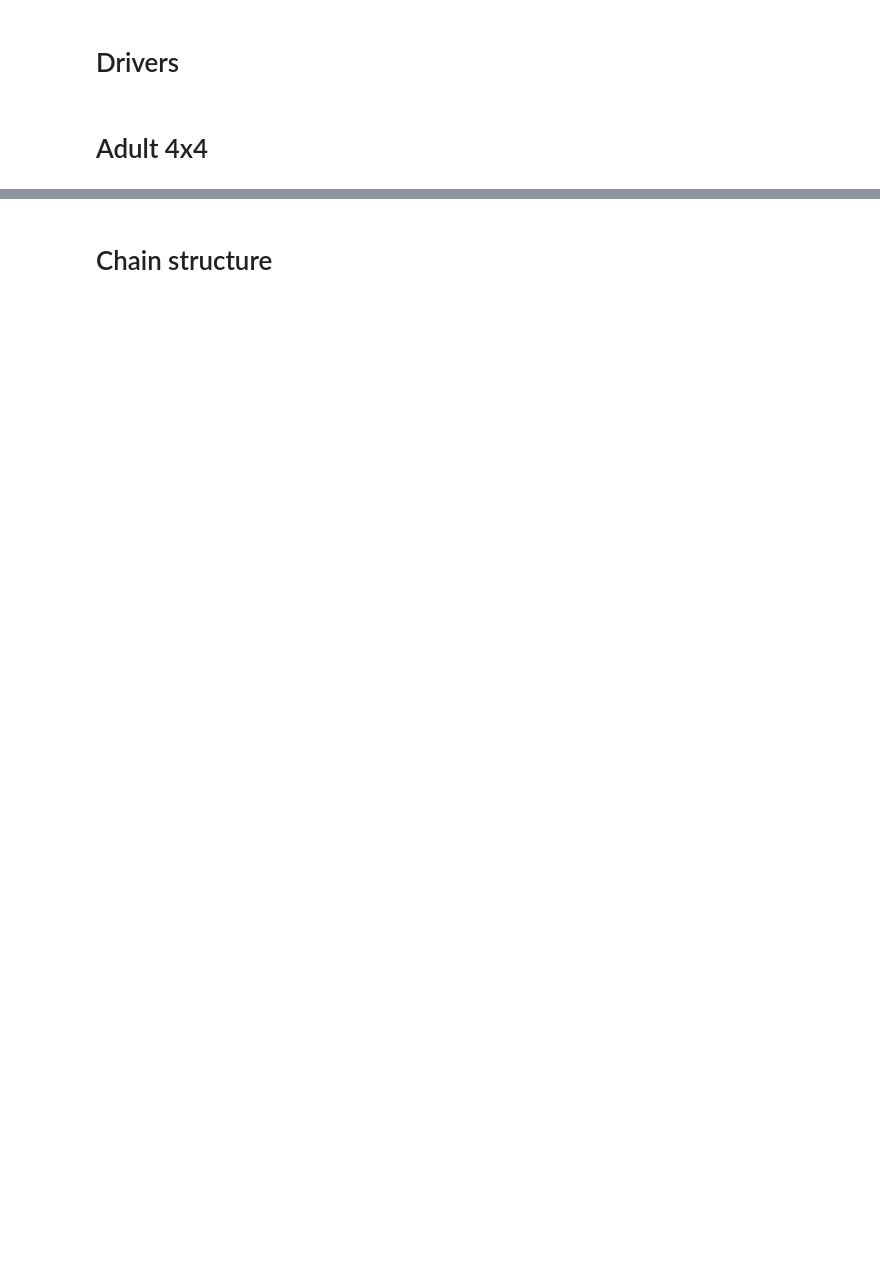
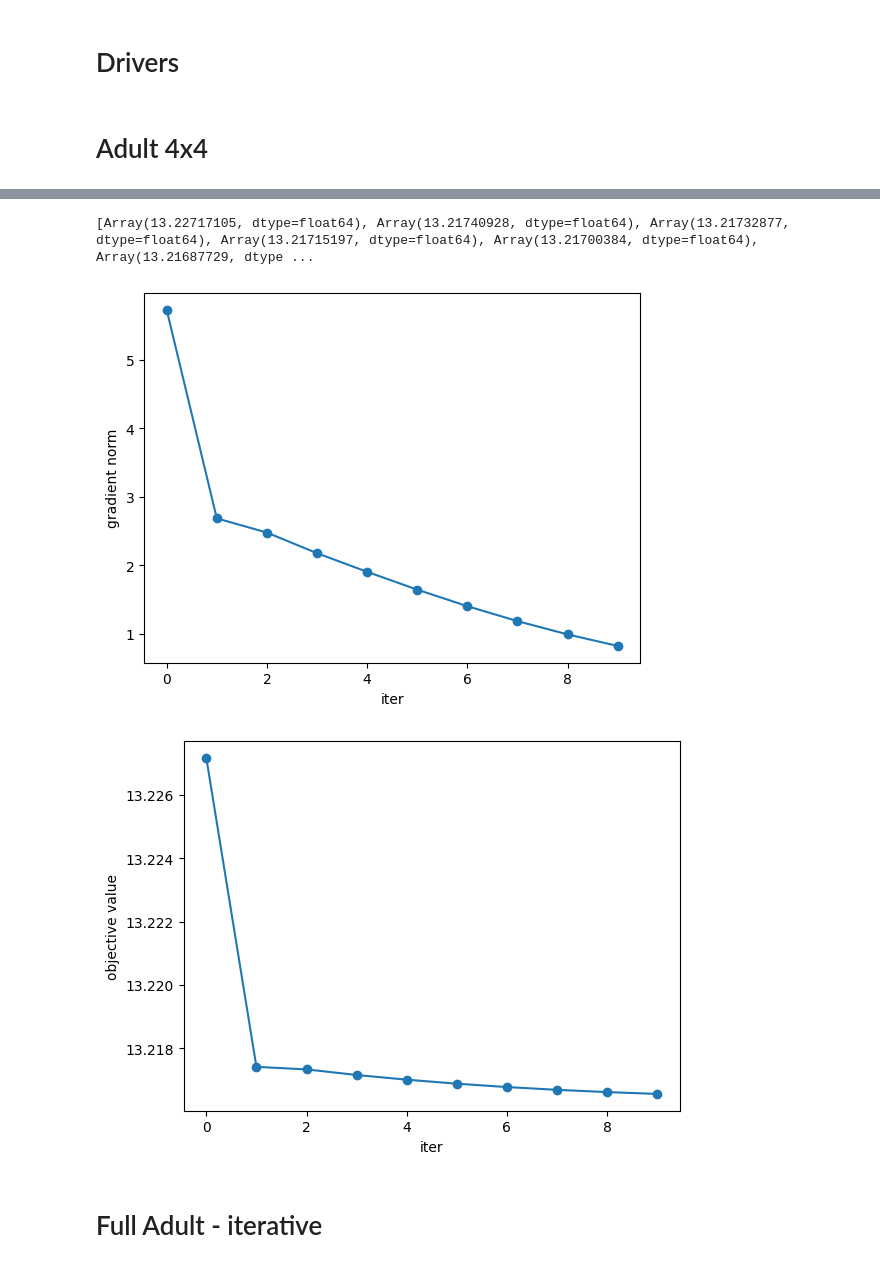
Before and after one commit to ceciliaferrando/private-ggm, a Jupyter notebook: PrivateGGM-notebook.ipynb, the cells around one changed output, grey strips where cells are left out. Cells and saved outputs as stored; diff of their text form; code cells hidden in the pictures; blank space fills up the shorter version.

```diff
--- a/PrivateGGM-notebook.ipynb
+++ b/PrivateGGM-notebook.ipynb
@@ -716,0 +592,13 @@ KeyboardInterrupt:
+# %%
+# data path
+adult_d4_path = "/Users/ceciliaferrando/Documents/UMASS/RESEARCH/DPsynthesisML/hd-datasets-master/clean/adult_d4.csv"
+
+# Run the driver function
+results_adult_d4_chain = run_driver(
+    data_path=adult_d4_path,
+    structure='chain',
+    max_iters=10,  # Number of iterations for optimization
+    iterative=False  # Non-iterative mode
+)
+
+print(results_adult_d4_chain)
@@ -717,3 +623,23 @@ KeyboardInterrupt:
+# %%
+g_vals = results_adult_d4_chain.get('g_vals')
+obj_vals = results_adult_d4_chain.get('obj_vals')
+print(obj_vals)
+
+plt.plot(g_vals, marker="o")
+plt.xlabel("iter")
+plt.ylabel("gradient norm")
+plt.savefig("adult4x4_1offdiag_grads.png")
+plt.show()
+
+plt.plot(obj_vals, marker="o")
+plt.xlabel("iter")
+plt.ylabel("objective value")
+plt.savefig("adult4x4_1offdiag_objvals.png")
+plt.show()
+# %% [output]
+[Array(13.22717105, dtype=float64), Array(13.21740928, dtype=float64), Array(13.21732877, dtype=float64), Array(13.21715197, dtype=float64), Array(13.21700384, dtype=float64), Array(13.21687729, dtype ...
+[figure, added]
+[figure, added]
 # %% [markdown]
-# Chain structure
+# Full Adult - iterative
 # %%
```
Also changed, not shown: parts of 15 cells of this notebook.
